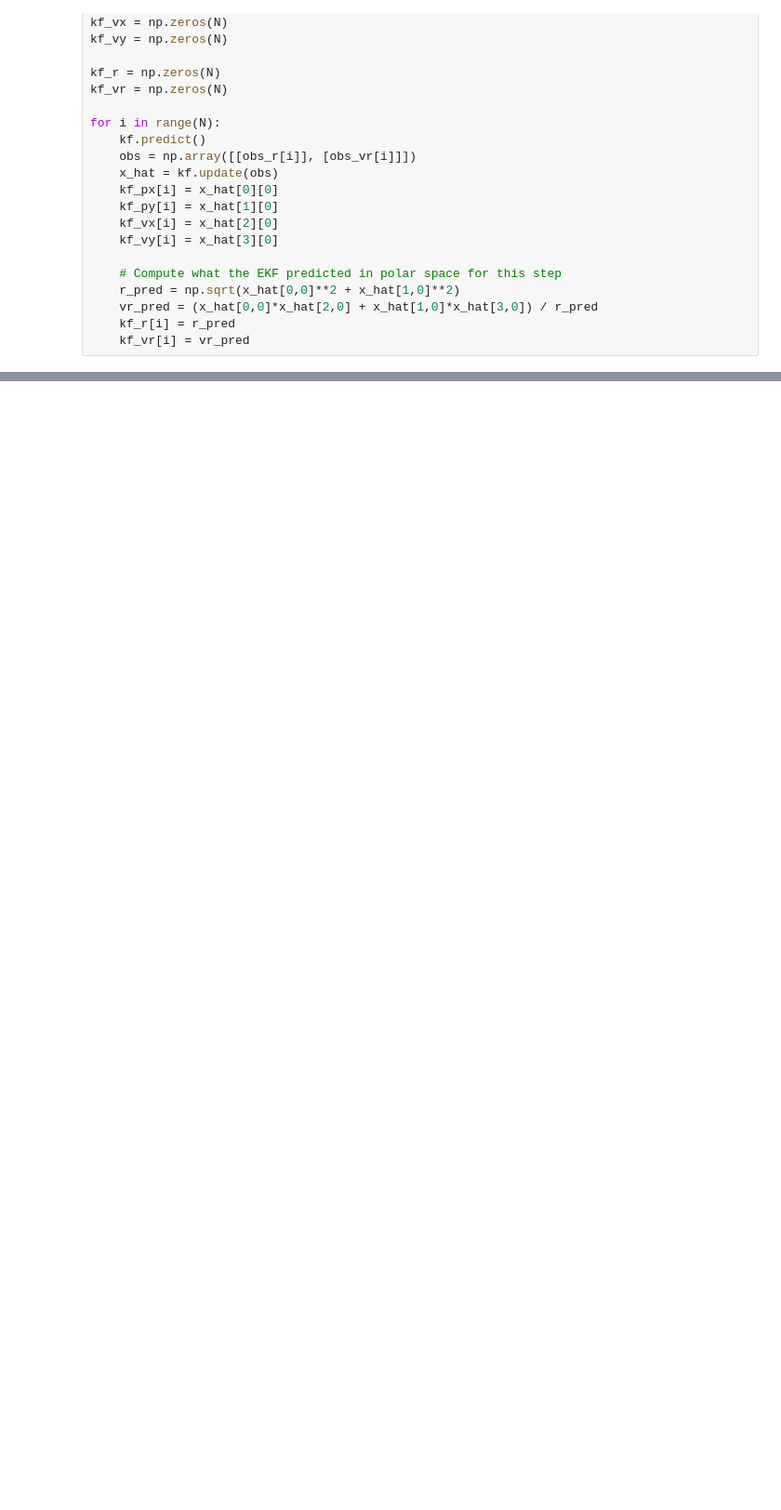
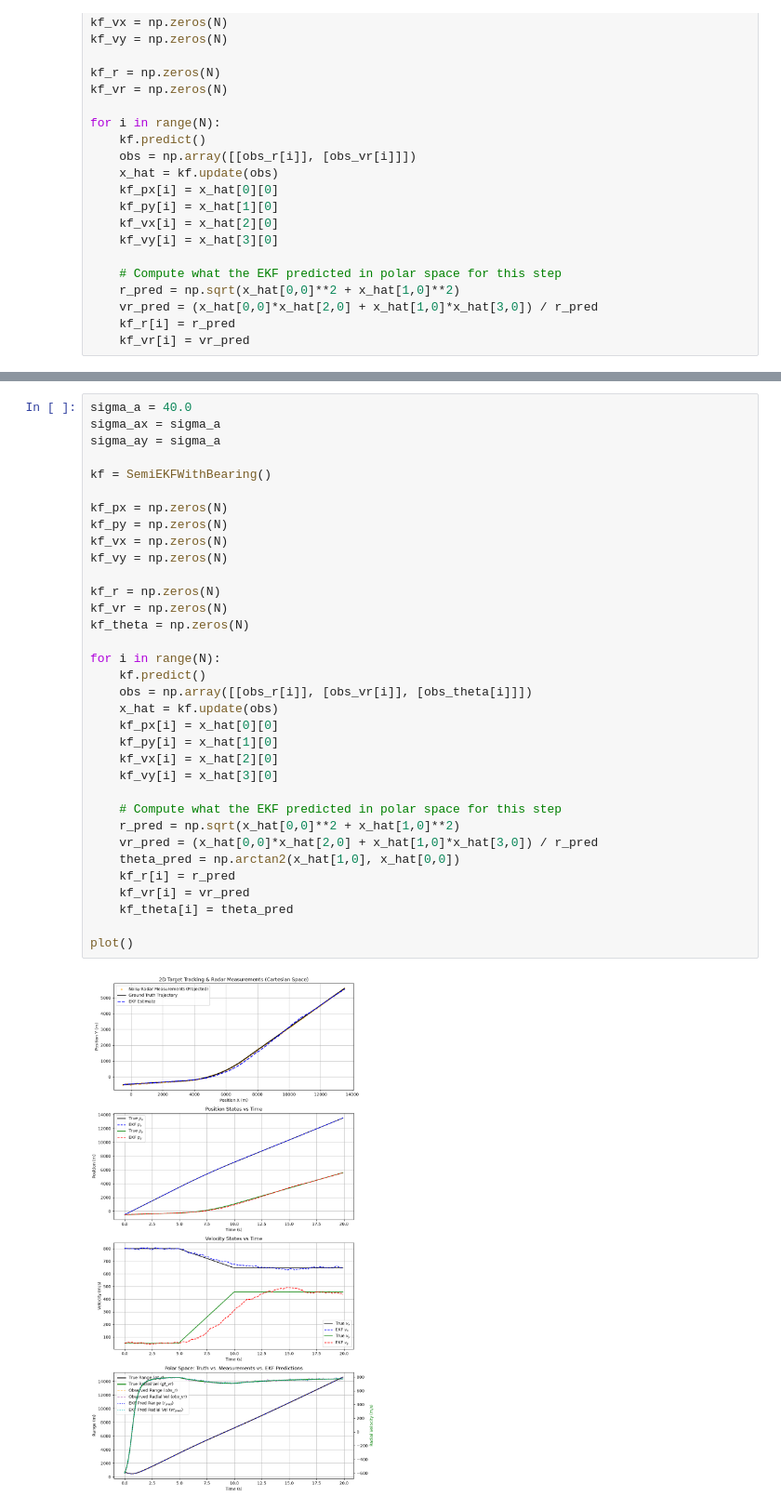
Before and after one commit to soldee/kalman-training, a Jupyter notebook: ekf.ipynb, the cells around one changed output, grey strips where cells are left out. Shown at 93% size. Saved outputs shown, nothing was run; the diff lists cells and outputs as text; blank space fills up the shorter version.

Commit message:
ekf: added bearing to aircraft example for 2D tracking

```diff
--- a/ekf.ipynb
+++ b/ekf.ipynb
@@ -387,0 +553,36 @@ So the problem is impossible to solve. Let's add the Bearing to the measurements
+# %%
+sigma_a = 40.0
+sigma_ax = sigma_a
+sigma_ay = sigma_a
+
+kf = SemiEKFWithBearing()
+
+kf_px = np.zeros(N)
+kf_py = np.zeros(N)
+kf_vx = np.zeros(N)
+kf_vy = np.zeros(N)
+
+kf_r = np.zeros(N)
+kf_vr = np.zeros(N)
+kf_theta = np.zeros(N)
+
+for i in range(N):
+    kf.predict()
+    obs = np.array([[obs_r[i]], [obs_vr[i]], [obs_theta[i]]])
+    x_hat = kf.update(obs)
+    kf_px[i] = x_hat[0][0]
+    kf_py[i] = x_hat[1][0]
+    kf_vx[i] = x_hat[2][0]
+    kf_vy[i] = x_hat[3][0]
+
+    # Compute what the EKF predicted in polar space for this step
+    r_pred = np.sqrt(x_hat[0,0]**2 + x_hat[1,0]**2)
+    vr_pred = (x_hat[0,0]*x_hat[2,0] + x_hat[1,0]*x_hat[3,0]) / r_pred
+    theta_pred = np.arctan2(x_hat[1,0], x_hat[0,0])
+    kf_r[i] = r_pred
+    kf_vr[i] = vr_pred
+    kf_theta[i] = theta_pred
+
+plot()
+# %% [output]
+[figure, added]
```
Also changed, not shown: parts of 14 cells of this notebook, 1 other file.
